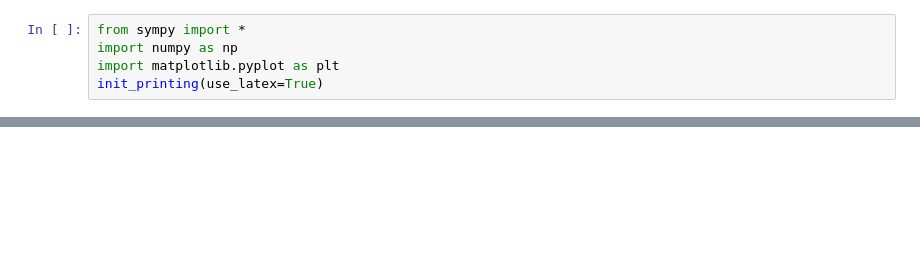
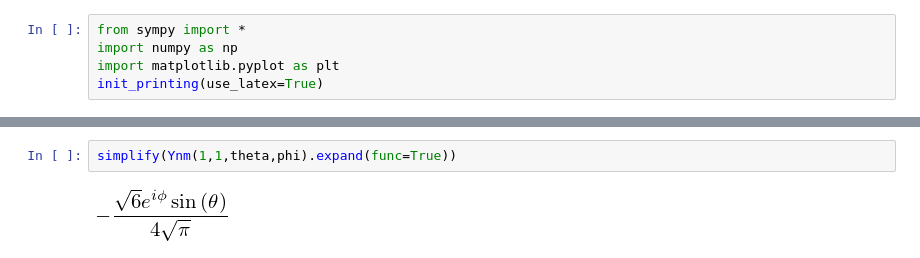
Before and after one commit to ClarkGuilty/2019, a Jupyter notebook: Codigo/PreparcialMCA.ipynb, the cells around one changed output, grey strips where cells are left out. Saved outputs shown, nothing was run; the diff lists cells and outputs as text; blank space fills up the shorter version.

```diff
--- a/Codigo/PreparcialMCA.ipynb
+++ b/Codigo/PreparcialMCA.ipynb
@@ -17,0 +18,4 @@ integrate(simplify(psi*diff(r**2*diff(psi,r),r)),(r,0,oo))
+# %%
+simplify(Ynm(1,1,theta,phi).expand(func=True))
+# %% [output]
+[figure, added]
```
Also changed, not shown: parts of 15 cells of this notebook.
